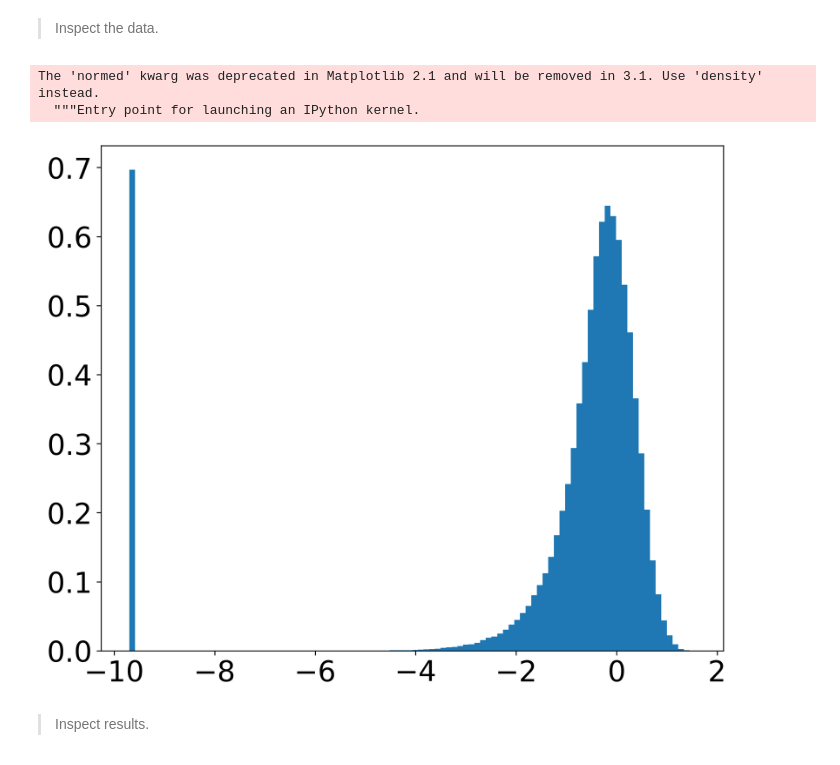
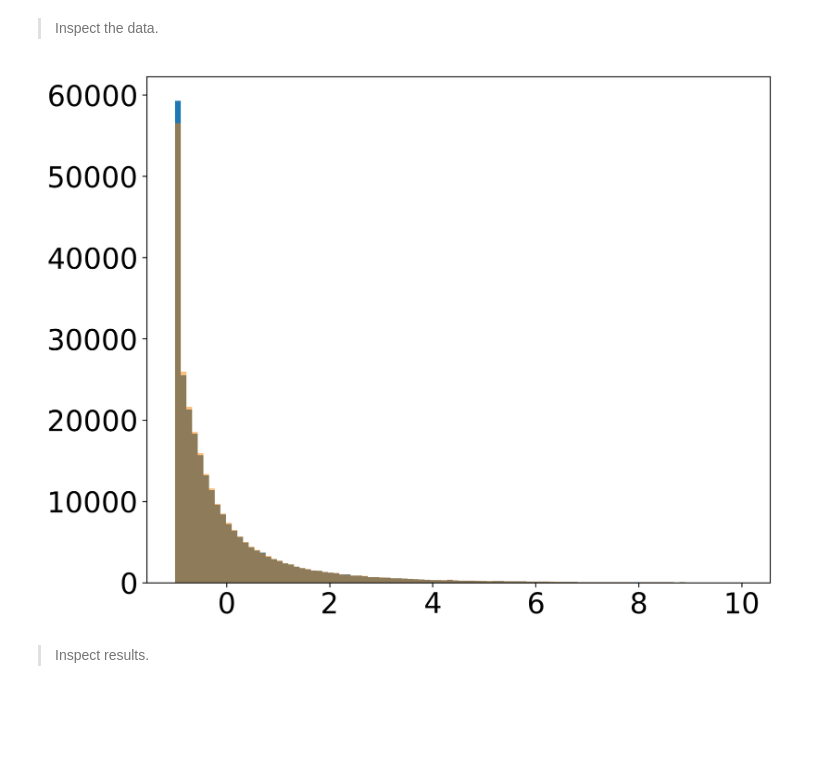
Before and after one commit to tingyuansen/Weak_Lensing, a Jupyter notebook: Zeldovich_Apprximation.ipynb, the cells around one changed output. Saved outputs shown, nothing was run; the diff lists cells and outputs as text; code cells hidden in the pictures; blank space fills up the shorter version.

```diff
--- a/Zeldovich_Apprximation.ipynb
+++ b/Zeldovich_Apprximation.ipynb
@@ -74,14 +77,12 @@ Text(0, 0.5, 'z = 0')
 # %% [markdown]
 > Inspect the data.
 # %%
-plt.hist(sim_z0[0,:,:,:].ravel(), bins=100, normed=True);
+plt.hist(sim_z0[0,:,:,:].ravel(), range=[-1,10], bins=100);
 
-#results = np.load("../results_step=150.npy")
-#plt.hist(np.log(results).ravel(), bins=100, alpha=0.5, normed=True);
+results = np.load("../results_step=500.npy")
+plt.hist(results.ravel(), range=[-1,10], bins=100, alpha=0.5);
 # %% [output]
-The 'normed' kwarg was deprecated in Matplotlib 2.1 and will be removed in 3.1. Use 'density' instead.
-  """Entry point for launching an IPython kernel.
-[figure, old version]
+[figure, new version]
 # %% [markdown]
 > Inspect results.
 # %%
```
Also changed, not shown: parts of 4 cells of this notebook, 2 other files.
